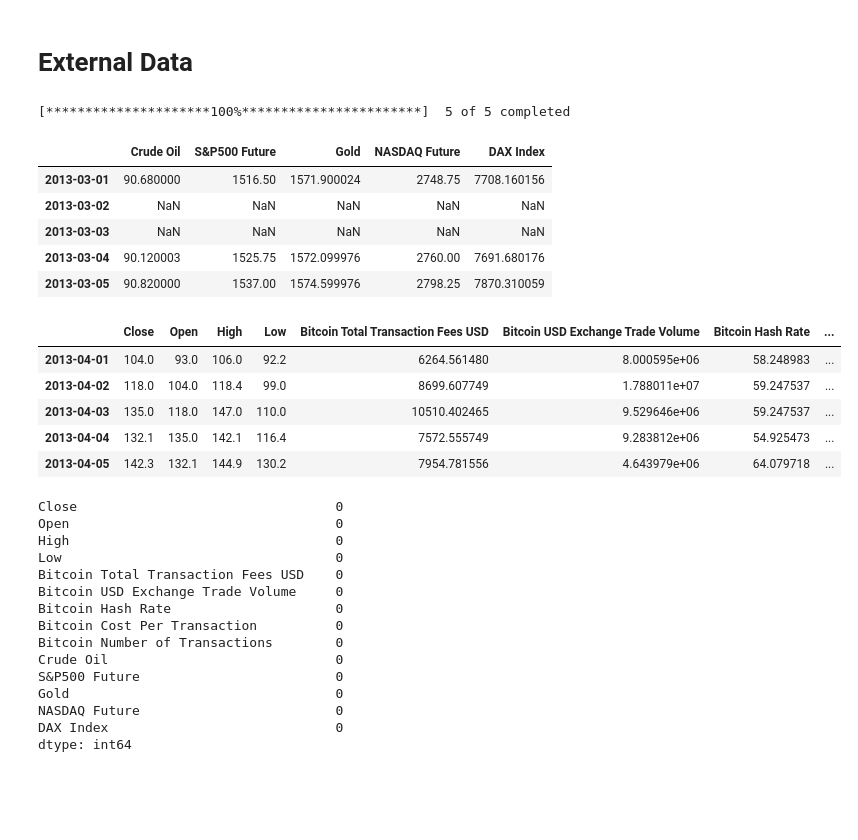
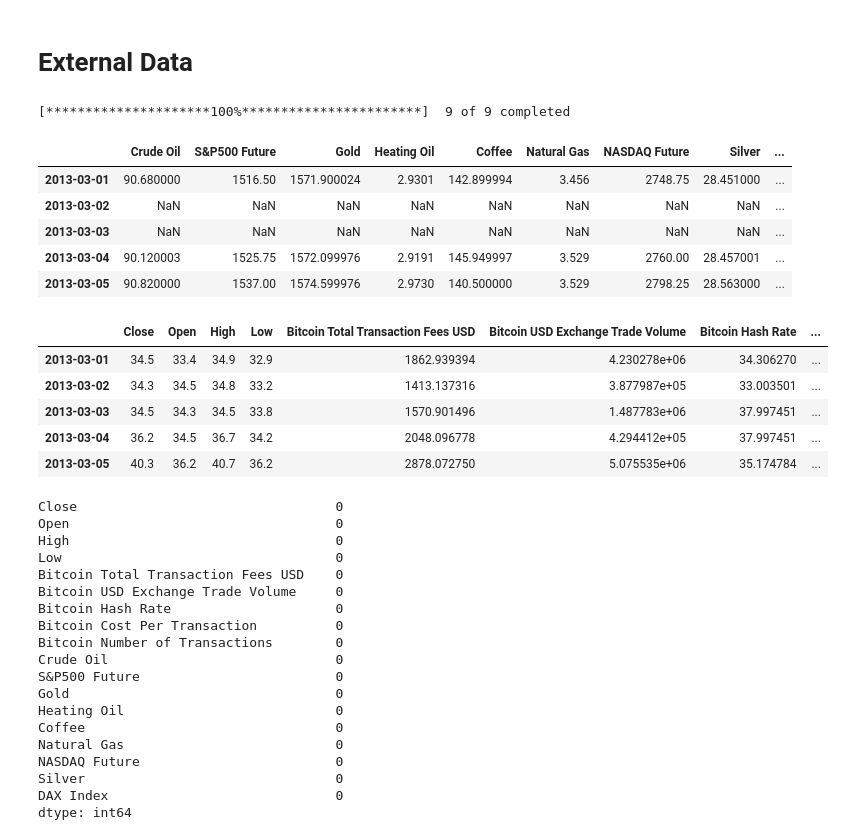
Before and after one commit to IgorTrevelin/MBA_TCC, a Jupyter notebook: data.ipynb, the cells around one changed output. Cells and saved outputs as stored; diff of their text form; code cells hidden in the pictures; blank space fills up the shorter version.

```diff
--- a/data.ipynb
+++ b/data.ipynb
@@ -1,4 +1,7 @@
 # %%
+# !pip install Nasdaq-Data-Link
+# !pip install yfinance
+
 import numpy as np
 import pandas as pd
 import matplotlib.pyplot as plt
@@ -8,7 +11,7 @@ from datetime import datetime
 
 interval = (
     datetime(2013, 3, 1),
-    datetime(2017, 5, 1)
+    datetime(2018, 1, 1)
 )
 
 index = pd.date_range(start=interval[0].strftime('%Y-%m-%d'), end=interval[1].strftime('%Y-%m-%d'), freq='D')
@@ -66,6 +69,10 @@ blockchain.head()
 external_symbols = {
     'CL=F': 'Crude Oil',
     'GC=F': 'Gold',
+    'SI=F': 'Silver',
+    'HO=F': 'Heating Oil',
+    'NG=F': 'Natural Gas',
+    'KC=F': 'Coffee',
     'NQ=F': 'NASDAQ Future',
     'ES=F': 'S&P500 Future',
     '^GDAXI': 'DAX Index'
@@ -85,26 +92,25 @@ external = ts.loc[:, 'Close'].copy()
 external.rename(columns=external_symbols, inplace=True)
 external.head()
 # %% [output]
-[*********************100%***********************]  5 of 5 completed
+[*********************100%***********************]  9 of 9 completed
-|  | Crude Oil | S&P500 Future | Gold | NASDAQ Future | DAX Index |
-| 2013-03-01 | 90.680000 | 1516.50 | 1571.900024 | 2748.75 | 7708.160156 |
-| 2013-03-02 | NaN | NaN | NaN | NaN | NaN |
-| 2013-03-03 | NaN | NaN | NaN | NaN | NaN |
-| 2013-03-04 | 90.120003 | 1525.75 | 1572.099976 | 2760.00 | 7691.680176 |
-| 2013-03-05 | 90.820000 | 1537.00 | 1574.599976 | 2798.25 | 7870.310059 |
+|  | Crude Oil | S&P500 Future | Gold | Heating Oil | Coffee | Natural Gas | NASDAQ Future | Silver | ... |
+| 2013-03-01 | 90.680000 | 1516.50 | 1571.900024 | 2.9301 | 142.899994 | 3.456 | 2748.75 | 28.451000 | ... |
+| 2013-03-02 | NaN | NaN | NaN | NaN | NaN | NaN | NaN | NaN | ... |
+| 2013-03-03 | NaN | NaN | NaN | NaN | NaN | NaN | NaN | NaN | ... |
+| 2013-03-04 | 90.120003 | 1525.75 | 1572.099976 | 2.9191 | 145.949997 | 3.529 | 2760.00 | 28.457001 | ... |
+| 2013-03-05 | 90.820000 | 1537.00 | 1574.599976 | 2.9730 | 140.500000 | 3.529 | 2798.25 | 28.563000 | ... |
 # %%
 dataset = pd.concat((btc, blockchain, external), axis=1)
 dataset = dataset.reindex(index)
 dataset.fillna(method='ffill', inplace=True)
-dataset = dataset.loc['2013-04-01':'2017-04-01', :]
 dataset.head()
 # %% [output]
 |  | Close | Open | High | Low | Bitcoin Total Transaction Fees USD | Bitcoin USD Exchange Trade Volume | Bitcoin Hash Rate | ... |
-| 2013-04-01 | 104.0 | 93.0 | 106.0 | 92.2 | 6264.561480 | 8.000595e+06 | 58.248983 | ... |
-| 2013-04-02 | 118.0 | 104.0 | 118.4 | 99.0 | 8699.607749 | 1.788011e+07 | 59.247537 | ... |
-| 2013-04-03 | 135.0 | 118.0 | 147.0 | 110.0 | 10510.402465 | 9.529646e+06 | 59.247537 | ... |
-| 2013-04-04 | 132.1 | 135.0 | 142.1 | 116.4 | 7572.555749 | 9.283812e+06 | 54.925473 | ... |
-| 2013-04-05 | 142.3 | 132.1 | 144.9 | 130.2 | 7954.781556 | 4.643979e+06 | 64.079718 | ... |
+| 2013-03-01 | 34.5 | 33.4 | 34.9 | 32.9 | 1862.939394 | 4.230278e+06 | 34.306270 | ... |
+| 2013-03-02 | 34.3 | 34.5 | 34.8 | 33.2 | 1413.137316 | 3.877987e+05 | 33.003501 | ... |
+| 2013-03-03 | 34.5 | 34.3 | 34.5 | 33.8 | 1570.901496 | 1.487783e+06 | 37.997451 | ... |
+| 2013-03-04 | 36.2 | 34.5 | 36.7 | 34.2 | 2048.096778 | 4.294412e+05 | 37.997451 | ... |
+| 2013-03-05 | 40.3 | 36.2 | 40.7 | 36.2 | 2878.072750 | 5.075535e+06 | 35.174784 | ... |
 # %%
 dataset.isnull().sum()
 # %% [output]
@@ -120,7 +126,11 @@ Bitcoin Number of Transactions        0
 Crude Oil                             0
 S&P500 Future                         0
 Gold                                  0
+Heating Oil                           0
+Coffee                                0
+Natural Gas                           0
 NASDAQ Future                         0
+Silver                                0
 DAX Index                             0
 dtype: int64
 # %%
```
Also changed, not shown: parts of 1 cell of this notebook, 8 other files.
